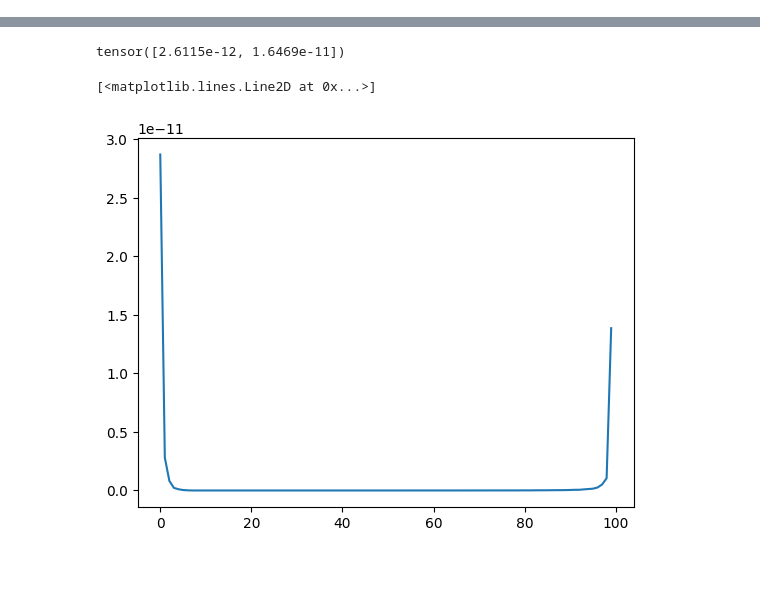
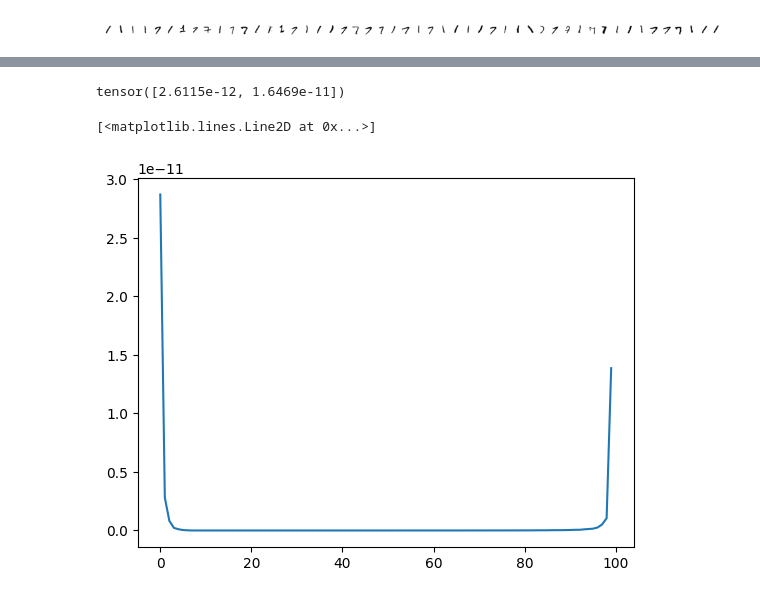
Before and after one commit to yoenoo/TDA, a Jupyter notebook: regression/classification.ipynb, the cells around one changed output, grey strips where cells are left out. Cells and saved outputs as stored; diff of their text form; code cells hidden in the pictures; blank space fills up the shorter version.

```diff
--- a/regression/classification.ipynb
+++ b/regression/classification.ipynb
@@ -160,0 +164,10 @@ hessian max eigval 0.09309239685535431
+# %%
+_, axes = plt.subplots(ncols=50, figsize=(12,4))
+data = x_train[:50].reshape(-1, 28,28)
+for i in range(50):
+    axes[i].imshow(data[i], cmap="gray_r")
+    axes[i].axis("off")
+
+# plt.tight_layout();
+# %% [output]
+[figure, added]
```
Also changed, not shown: parts of 5 cells of this notebook, 2 other files.
